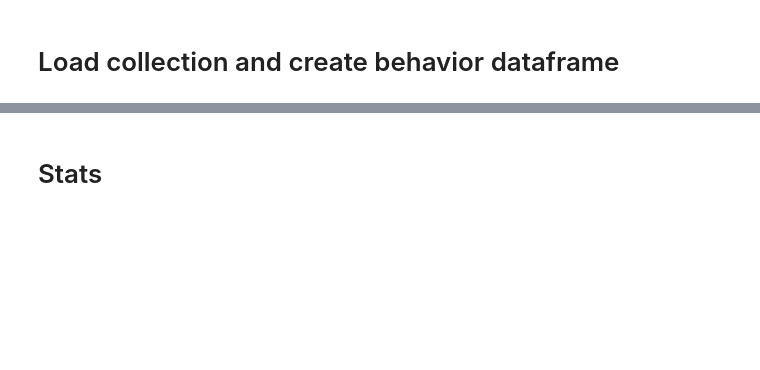
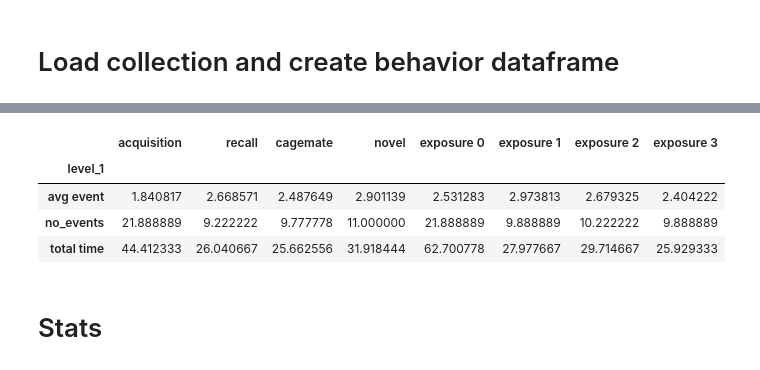
Before and after one commit to tomHep10/diff_fam_social_memory_ephys, a Jupyter notebook: phase2_behavioranalysis.ipynb, the cells around one changed output, grey strips where cells are left out. Saved outputs shown, nothing was run; the diff lists cells and outputs as text; code cells hidden in the pictures; blank space fills up the shorter version.

```diff
--- a/phase2_behavioranalysis.ipynb
+++ b/phase2_behavioranalysis.ipynb
@@ -127,3 +136,11 @@ event_total_time_averages
+# %%
+event_overview.groupby('level_1').mean()
+# %% [output]
+|  | acquisition | recall | cagemate | novel | exposure 0 | exposure 1 | exposure 2 | exposure 3 |
+| level_1 |  |  |  |  |  |  |  |  |
+| avg event | 1.840817 | 2.668571 | 2.487649 | 2.901139 | 2.531283 | 2.973813 | 2.679325 | 2.404222 |
+| no_events | 21.888889 | 9.222222 | 9.777778 | 11.000000 | 21.888889 | 9.888889 | 10.222222 | 9.888889 |
+| total time | 44.412333 | 26.040667 | 25.662556 | 31.918444 | 62.700778 | 27.977667 | 29.714667 | 25.929333 |
 # %% [markdown]
 # Stats
 # %%
```
Also changed, not shown: parts of 5 cells of this notebook, 2 other files.
